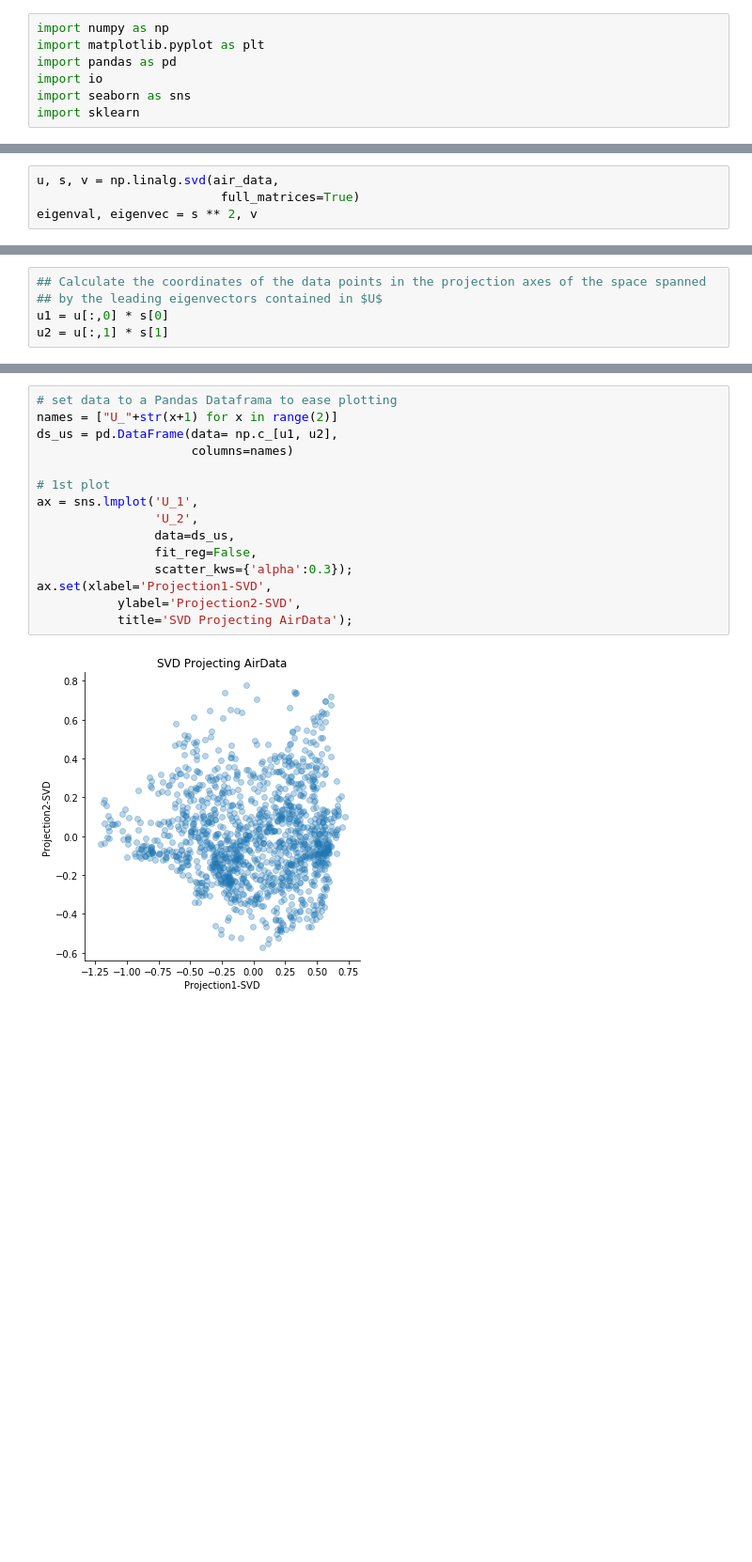
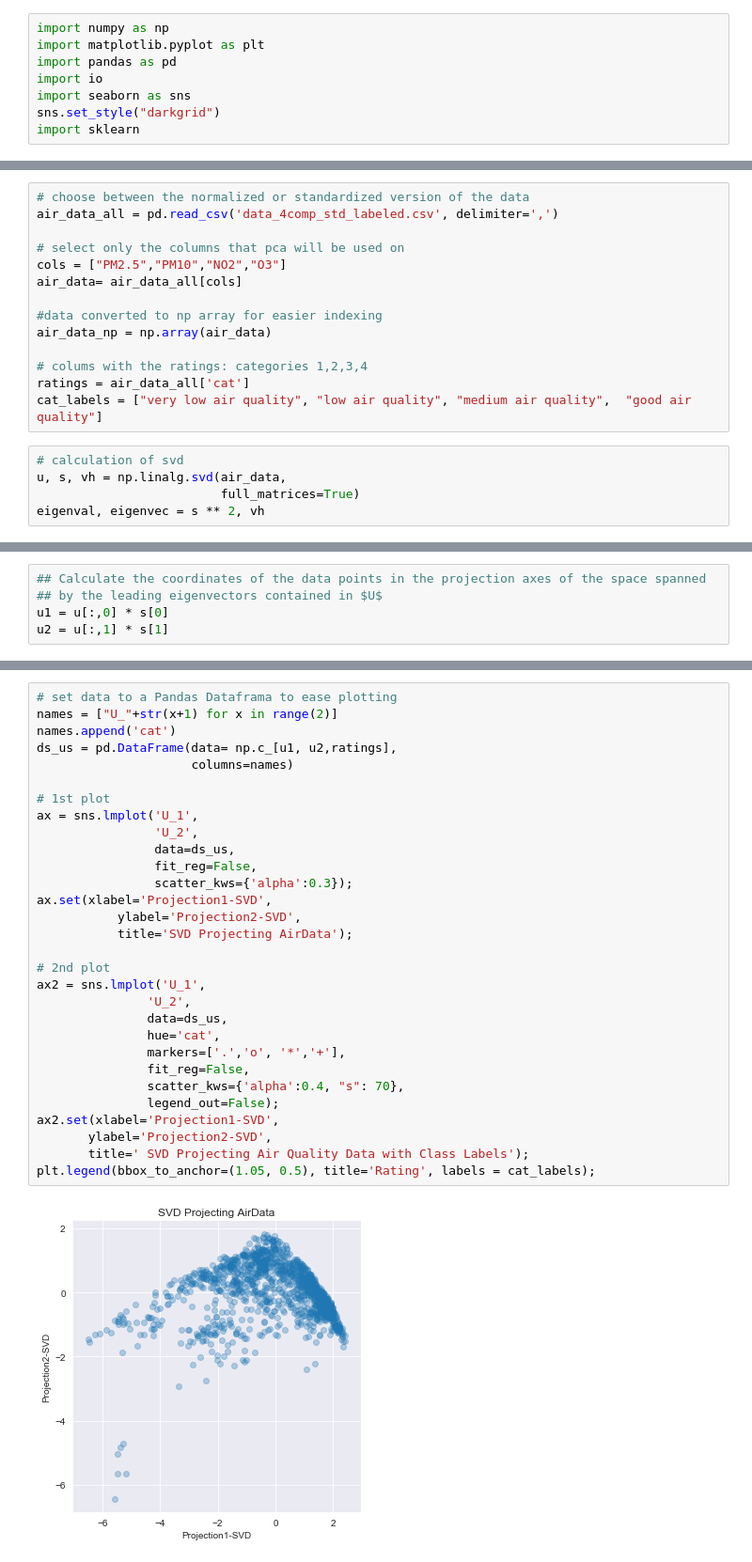
Before and after one commit to oranium/datamining, a Jupyter notebook: PAD_Project_SVD.ipynb, the cells around one changed output, grey strips where cells are left out. Shown at 94% size. Cells and saved outputs as stored; diff of their text form; blank space fills up the shorter version.

```diff
--- a/PAD_Project_SVD.ipynb
+++ b/PAD_Project_SVD.ipynb
@@ -4,4 +4,5 @@ import matplotlib.pyplot as plt
 import pandas as pd
 import io
 import seaborn as sns
+sns.set_style("darkgrid")
 import sklearn
@@ -10,4 +9,19 @@ air_data = pd.read_csv('pca_data_selection_norm.csv', delimiter=',')
+# %%
+# choose between the normalized or standardized version of the data
+air_data_all = pd.read_csv('data_4comp_std_labeled.csv', delimiter=',')
+
+# select only the columns that pca will be used on
+cols = ["PM2.5","PM10","NO2","O3"]
+air_data= air_data_all[cols]
+
+#data converted to np array for easier indexing
+air_data_np = np.array(air_data)
+
+# colums with the ratings: categories 1,2,3,4
+ratings = air_data_all['cat']
+cat_labels = ["very low air quality", "low air quality", "medium air quality",  "good air quality"]
 # %%
-u, s, v = np.linalg.svd(air_data,
+# calculation of svd
+u, s, vh = np.linalg.svd(air_data,
                          full_matrices=True)
-eigenval, eigenvec = s ** 2, v
+eigenval, eigenvec = s ** 2, vh
@@ -36,17 +107,32 @@ plt.bar(np.arange(len(eigenval)), eigenval)
 # %%
 # set data to a Pandas Dataframa to ease plotting
 names = ["U_"+str(x+1) for x in range(2)]
-ds_us = pd.DataFrame(data= np.c_[u1, u2],
+names.append('cat')
+ds_us = pd.DataFrame(data= np.c_[u1, u2,ratings],
                      columns=names)
 
 # 1st plot
 ax = sns.lmplot('U_1',
                 'U_2',
                 data=ds_us,
                 fit_reg=False,
                 scatter_kws={'alpha':0.3});
 ax.set(xlabel='Projection1-SVD',
            ylabel='Projection2-SVD',
            title='SVD Projecting AirData');
+
+# 2nd plot
+ax2 = sns.lmplot('U_1',
+               'U_2',
+               data=ds_us,
+               hue='cat',
+               markers=['.','o', '*','+'],
+               fit_reg=False,
+               scatter_kws={'alpha':0.4, "s": 70},
+               legend_out=False);
+ax2.set(xlabel='Projection1-SVD',
+       ylabel='Projection2-SVD',
+       title=' SVD Projecting Air Quality Data with Class Labels');
+plt.legend(bbox_to_anchor=(1.05, 0.5), title='Rating', labels = cat_labels);
 # %% [output]
-[figure, old version]
+[figure, new version]
```
Also changed, not shown: parts of 13 cells of this notebook, 4 other files.
